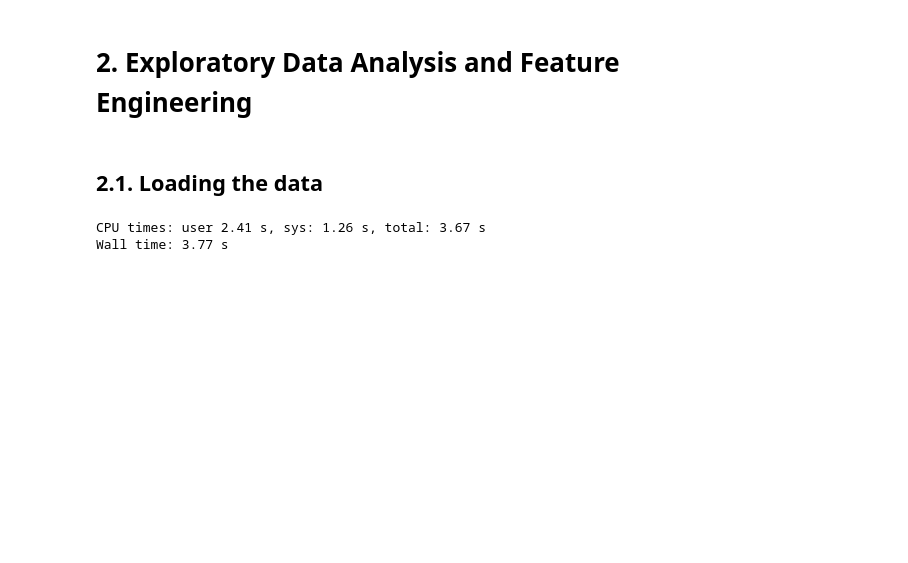
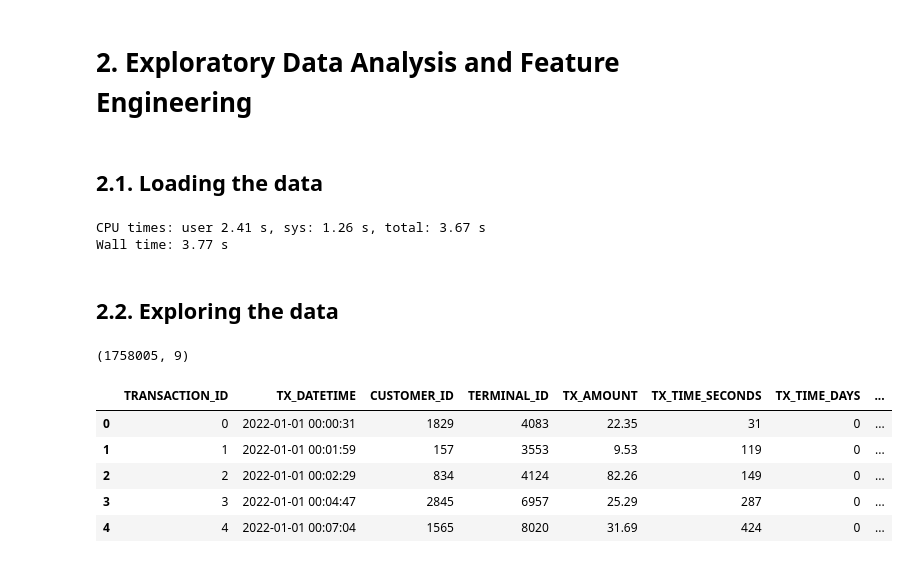
Before and after one commit to edsoncezar16/credit_card_fraud_detection, a Jupyter notebook: sh4ck.ipynb, the cells around one changed output. Cells and saved outputs as stored; diff of their text form; code cells hidden in the pictures; blank space fills up the shorter version.

```diff
--- a/sh4ck.ipynb
+++ b/sh4ck.ipynb
@@ -535,3 +536,20 @@ def read_from_files(dir_input, begin_date, end_date):
 # %% [output]
 CPU times: user 2.41 s, sys: 1.26 s, total: 3.67 s
 Wall time: 3.77 s
+# %% [markdown]
+## 2.2. Exploring the data
+# %%
+# visualize number of transactions and features
+transactions_df.shape
+# %% [output]
+(1758005, 9)
+# %%
+# inspecting a few instances
+transactions_df.head()
+# %% [output]
+|  | TRANSACTION_ID | TX_DATETIME | CUSTOMER_ID | TERMINAL_ID | TX_AMOUNT | TX_TIME_SECONDS | TX_TIME_DAYS | ... |
+| 0 | 0 | 2022-01-01 00:00:31 | 1829 | 4083 | 22.35 | 31 | 0 | ... |
+| 1 | 1 | 2022-01-01 00:01:59 | 157 | 3553 | 9.53 | 119 | 0 | ... |
+| 2 | 2 | 2022-01-01 00:02:29 | 834 | 4124 | 82.26 | 149 | 0 | ... |
+| 3 | 3 | 2022-01-01 00:04:47 | 2845 | 6957 | 25.29 | 287 | 0 | ... |
+| 4 | 4 | 2022-01-01 00:07:04 | 1565 | 8020 | 31.69 | 424 | 0 | ... |
```
Also changed, not shown: parts of 13 cells of this notebook.
